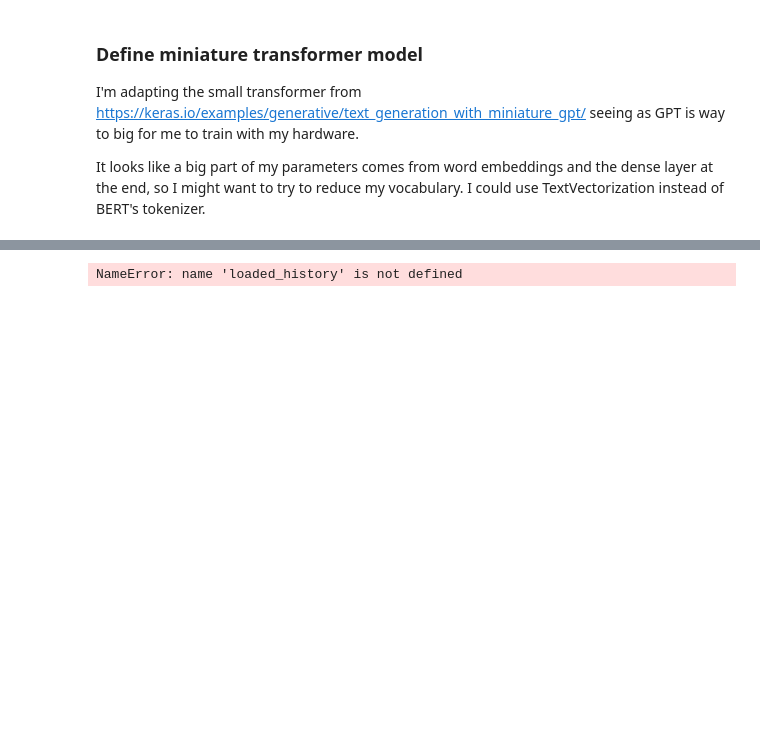
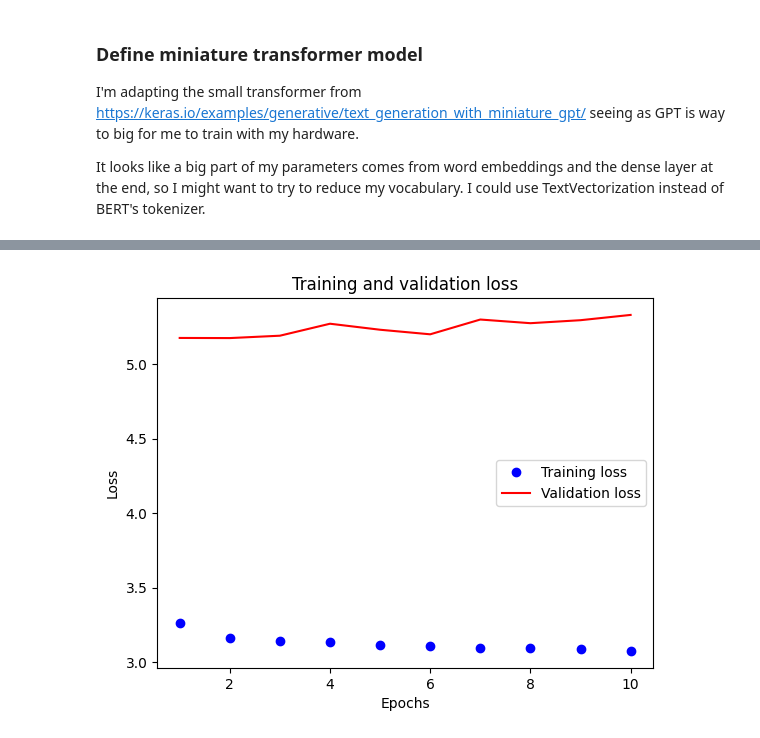
Before and after one commit to mattgomer/ML_experimentation, a Jupyter notebook: NLP/StarTrekScripts.ipynb, the cells around one changed output, grey strips where cells are left out. Saved outputs shown, nothing was run; the diff lists cells and outputs as text; code cells hidden in the pictures; blank space fills up the shorter version.

```diff
--- a/NLP/StarTrekScripts.ipynb
+++ b/NLP/StarTrekScripts.ipynb
@@ -404,7 +403,7 @@ class TokenAndPositionEmbedding(layers.Layer):
 vocab_size = len(tokenizer)  # Only consider the top 20k words
 embed_dim = 128  # Embedding size for each token
 num_heads = 8  # Number of attention heads
-feed_forward_dim = 128  # Hidden layer size in feed forward network inside transformer
+feed_forward_dim = 256  # Hidden layer size in feed forward network inside transformer
 
 def create_model():
     inputs = layers.Input(shape=(maxlen,), dtype=tf.int32)
@@ -421,5 +420,13 @@ def create_model():
         "adam", loss=loss_fn,
     )  # No loss and optimization based on word embeddings from transformer block
     return model
+
+def save_history(history, filename):
+    with open(filename, 'w') as f:
+        json.dump(history.history, f)
+
+def load_history(filename):
+    with open(filename, 'r') as f:
+        return json.load(f)
 # %%
 
@@ -495,31 +558,23 @@ loss = model.evaluate(test_X, test_y)
 # %%
 #plot history
-# with open('StarTrek_oneword_history.json', 'w') as f:
-#     json.dump(history.history, f)
-# history_dict = history.history
+# print(history.history)
+loaded_history=load_history("StarTrek_oneword_history.json")
 loss = loaded_history['loss']
 val_loss = loaded_history['val_loss']
 
 epochs = range(1, len(loss) + 1)
 
 # plt.figure(figsize=(10,6))
 plt.plot(epochs, loss, 'bo', label='Training loss')
 plt.plot(epochs, val_loss, 'r', label='Validation loss')
 plt.title('Training and validation loss')
 plt.xlabel('Epochs')
 plt.ylabel('Loss')
 plt.legend()
 
 plt.show()
-
-# # Further training
-# new_history = model.fit(train_X, train_y, epochs=5)
-
-# Appending new history to initial history
-# for key in initial_hist_dict.keys():
-#     initial_hist_dict[key].extend(new_history.history[key])
 # %% [output]
-NameError: name 'loaded_history' is not defined
+[figure, added]
 # %%
 def convert_input_to_token_idx(string):
     processed_string=preprocess_script(string)[0][:-5]
```
Also changed, not shown: parts of 10 cells of this notebook.
